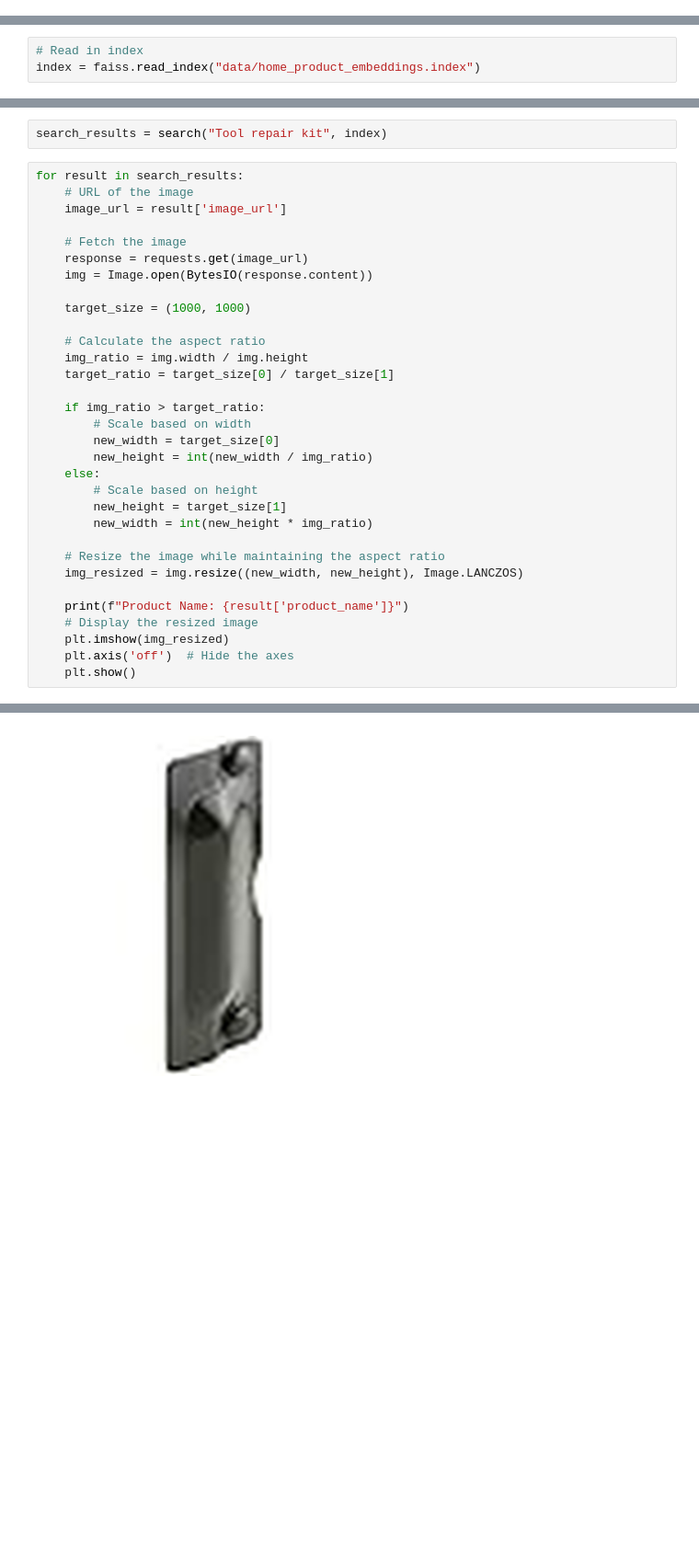
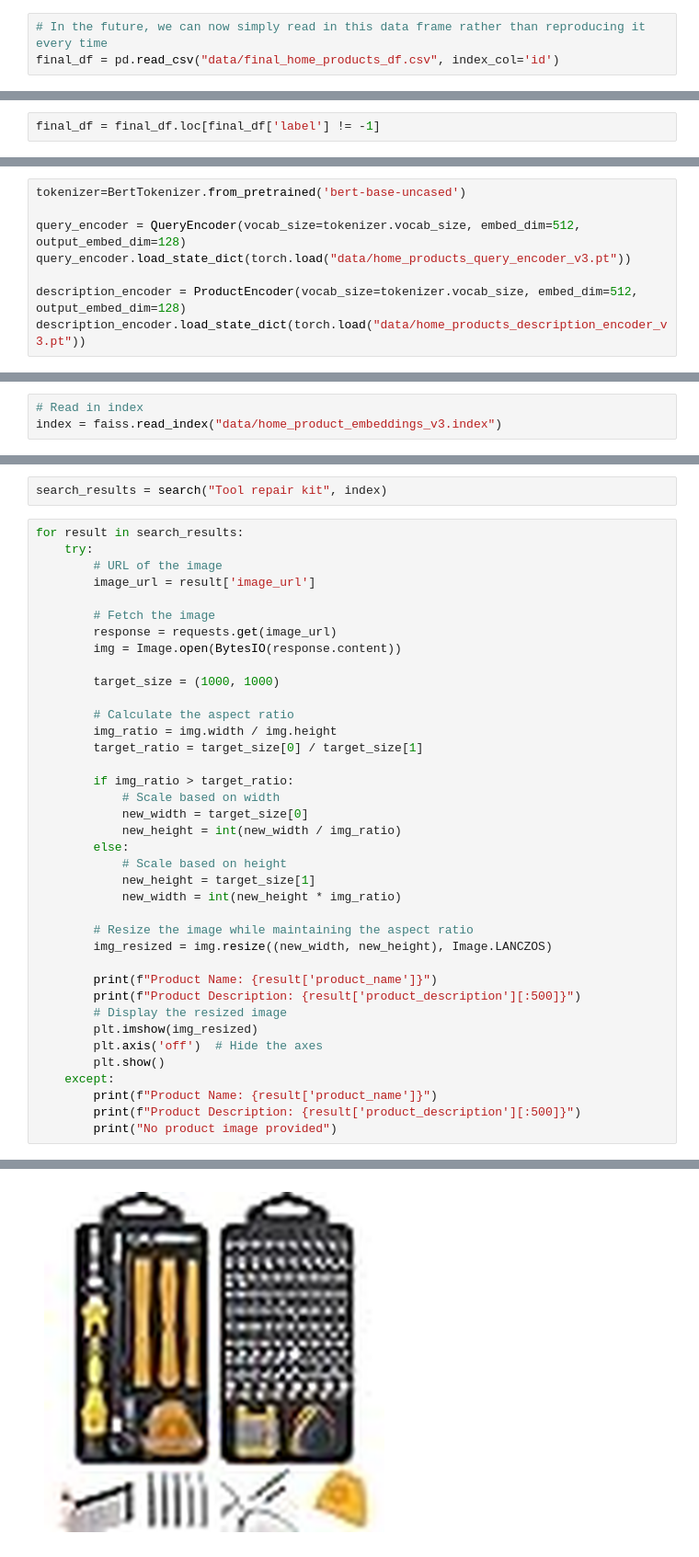
Before and after one commit to the-data-science-union/DSU-W2025-Improving-Marketplace-Search, a Jupyter notebook: search_home_products.ipynb, the cells around one changed output, grey strips where cells are left out. Shown at 92% size. Cells and saved outputs as stored; diff of their text form; blank space fills up the shorter version.

Commit message:
Reduce to only clustered products

```diff
--- a/search_home_products.ipynb
+++ b/search_home_products.ipynb
@@ -210,0 +83,3 @@ final_df.to_csv("data/final_home_products_df.csv", index=False)
+# %%
+# In the future, we can now simply read in this data frame rather than reproducing it every time
+final_df = pd.read_csv("data/final_home_products_df.csv", index_col='id')
@@ -210,0 +98,2 @@ final_df.to_csv("data/final_home_products_df.csv", index=False)
+# %%
+final_df = final_df.loc[final_df['label'] != -1]
@@ -210,0 +152,8 @@ final_df.to_csv("data/final_home_products_df.csv", index=False)
+# %%
+tokenizer=BertTokenizer.from_pretrained('bert-base-uncased')
+
+query_encoder = QueryEncoder(vocab_size=tokenizer.vocab_size, embed_dim=512, output_embed_dim=128)
+query_encoder.load_state_dict(torch.load("data/home_products_query_encoder_v3.pt"))
+
+description_encoder = ProductEncoder(vocab_size=tokenizer.vocab_size, embed_dim=512, output_embed_dim=128)
+description_encoder.load_state_dict(torch.load("data/home_products_description_encoder_v3.pt"))
@@ -286,4 +296,4 @@ def search(query, product_embeddings, k=10):
     return results
 # %%
 # Read in index
-index = faiss.read_index("data/home_product_embeddings.index")
+index = faiss.read_index("data/home_product_embeddings_v3.index")
@@ -291,34 +303,40 @@ index = faiss.read_index("data/home_product_embeddings.index")
 search_results = search("Tool repair kit", index)
 # %%
 for result in search_results:
-    # URL of the image
-    image_url = result['image_url']
+    try:
+        # URL of the image
+        image_url = result['image_url']
 
-    # Fetch the image
-    response = requests.get(image_url)
-    img = Image.open(BytesIO(response.content))
+        # Fetch the image
+        response = requests.get(image_url)
+        img = Image.open(BytesIO(response.content))
 
-    target_size = (1000, 1000)
+        target_size = (1000, 1000)
 
-    # Calculate the aspect ratio
-    img_ratio = img.width / img.height
-    target_ratio = target_size[0] / target_size[1]
+        # Calculate the aspect ratio
+        img_ratio = img.width / img.height
+        target_ratio = target_size[0] / target_size[1]
 
-    if img_ratio > target_ratio:
-        # Scale based on width
-        new_width = target_size[0]
-        new_height = int(new_width / img_ratio)
-    else:
-        # Scale based on height
-        new_height = target_size[1]
-        new_width = int(new_height * img_ratio)
+        if img_ratio > target_ratio:
+            # Scale based on width
+            new_width = target_size[0]
+            new_height = int(new_width / img_ratio)
+        else:
+            # Scale based on height
+            new_height = target_size[1]
+            new_width = int(new_height * img_ratio)
 
-    # Resize the image while maintaining the aspect ratio
-    img_resized = img.resize((new_width, new_height), Image.LANCZOS)
+        # Resize the image while maintaining the aspect ratio
+        img_resized = img.resize((new_width, new_height), Image.LANCZOS)
 
-    print(f"Product Name: {result['product_name']}")
-    # Display the resized image
-    plt.imshow(img_resized)
-    plt.axis('off')  # Hide the axes
-    plt.show()
+        print(f"Product Name: {result['product_name']}")
+        print(f"Product Description: {result['product_description'][:500]}")
+        # Display the resized image
+        plt.imshow(img_resized)
+        plt.axis('off')  # Hide the axes
+        plt.show()
+    except:
+        print(f"Product Name: {result['product_name']}")
+        print(f"Product Description: {result['product_description'][:500]}")
+        print("No product image provided")
 # %% [output]
@@ -332 +357 @@ Product Name: Prime-Line U 9501 Latch Guard Plate Cover – Protect Against Forc
-[figure, old version]
+[figure, new version]
```
Also changed, not shown: parts of 19 cells of this notebook.
